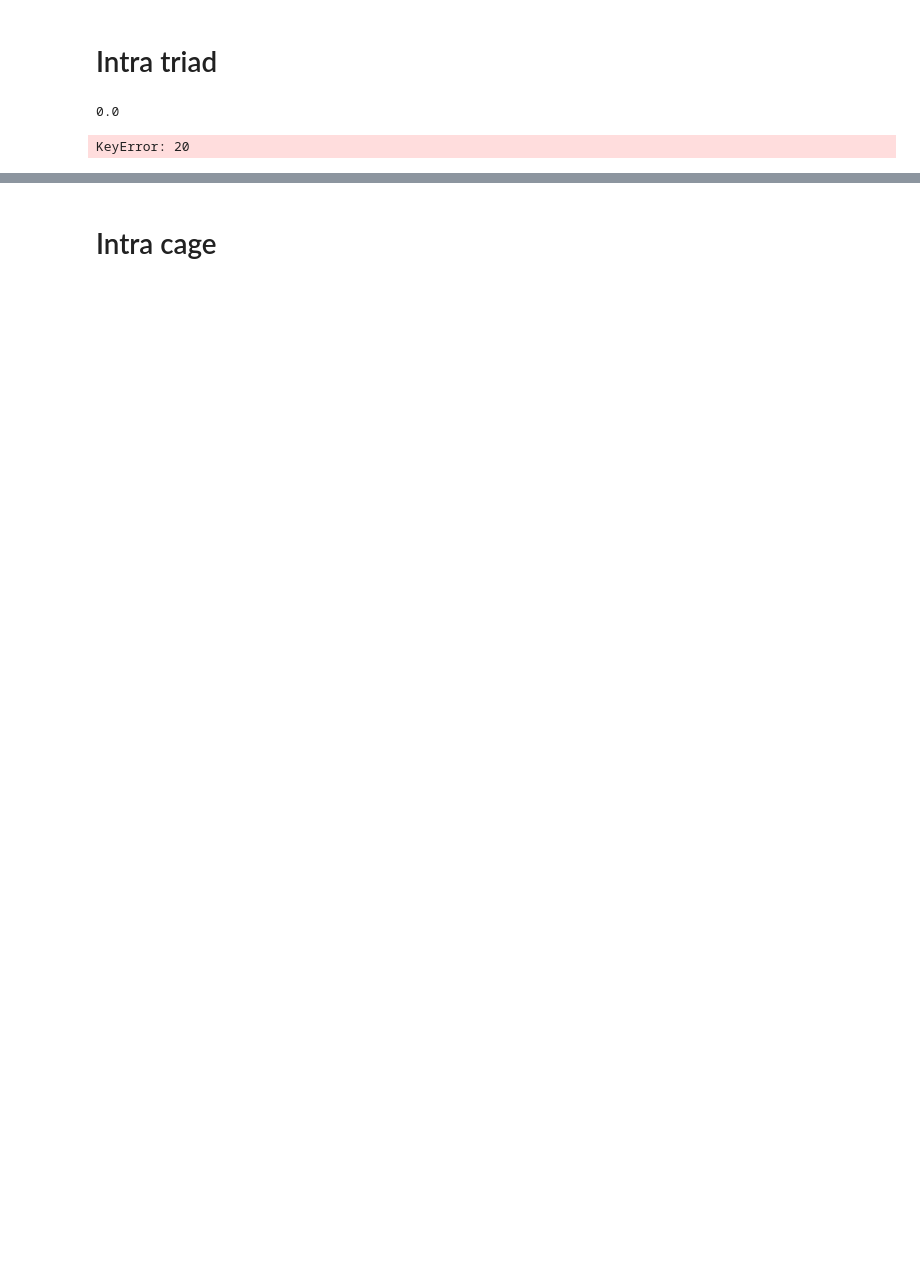
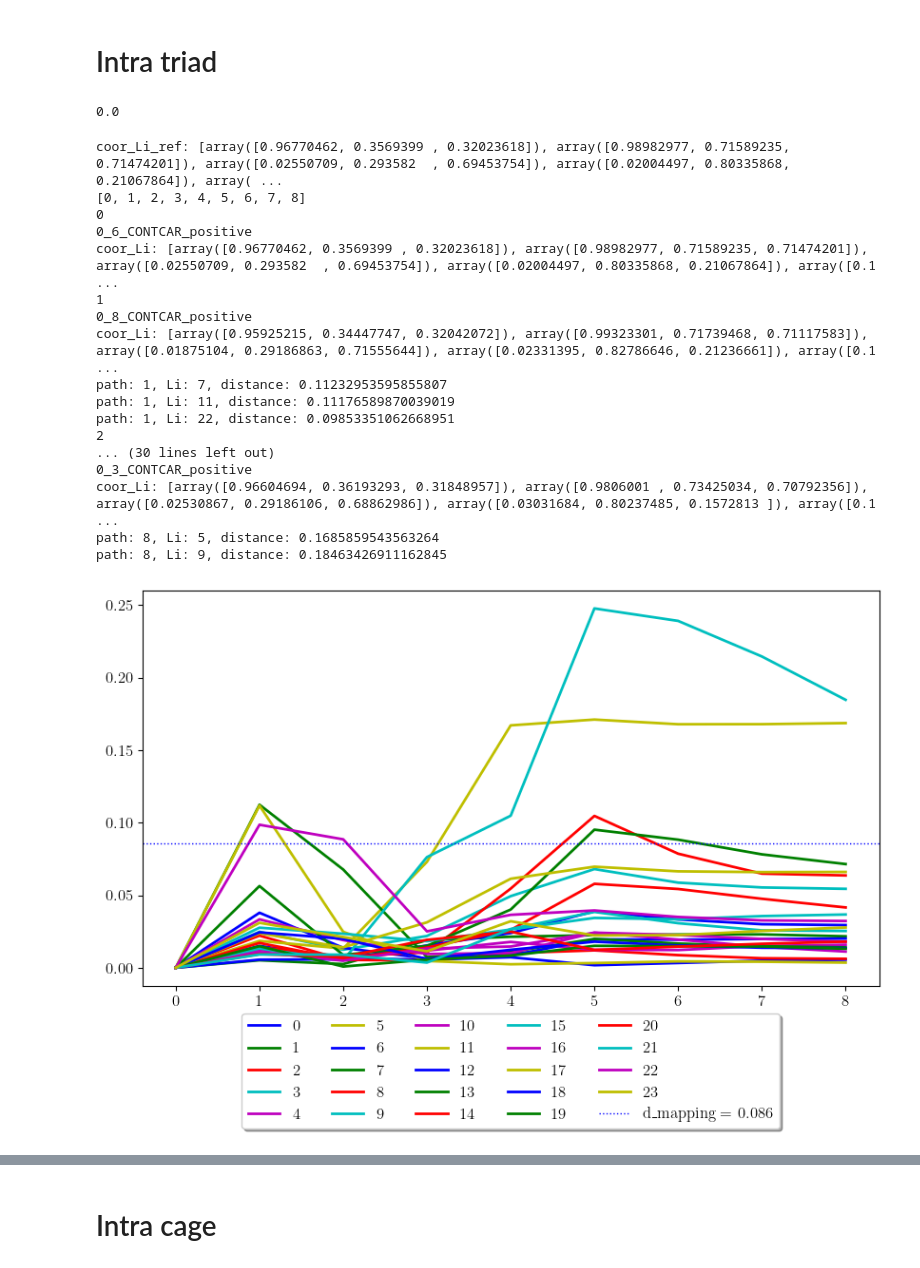
Before and after one commit to a-firdaus/LitMove, a Jupyter notebook: 03_orientation_and_mapping_init_system.ipynb, the cells around one changed output, grey strips where cells are left out. Drawn from its saved outputs; the diff is of its cells as text; code cells hidden in the pictures; blank space fills up the shorter version.

```diff
--- a/03_orientation_and_mapping_init_system.ipynb
+++ b/03_orientation_and_mapping_init_system.ipynb
@@ -667,19 +744,36 @@ df_mapping_metainfo_sorted['geometry'][2]
 # %% [output]
 0.0
 # %%
-idx_ref = 20
+idx_ref = 0
 idx_file_group = [0, 53]
 mean_ref = False
 
 df_distance, dataframe_group = Movement.Distance.get_distance_litoli(df_mapping_metainfo_sorted, max_mapping_radius, direc_restructure_destination, idx_file_group, idx_ref, mean_ref, var_filename)
 Plot.Movement.Distance.plot_distance(df_distance, max_mapping_radius, activate_shifting_x = False, activate_diameter_line=True, Li_idxs="all")
 
 # # df_distance_average_rms = df_distance.copy()
 # # column_averages = df_distance.mean()
 # # df = df.append(column_averages, ignore_index=True)
 
 df_distance.transpose().to_excel(f'06_distance_LitoLi_intercage_litype{litype}_{var_filename}_{idx_ref}.xlsx', index=True)
 # %% [output]
-KeyError: 20
+coor_Li_ref: [array([0.96770462, 0.3569399 , 0.32023618]), array([0.98982977, 0.71589235, 0.71474201]), array([0.02550709, 0.293582  , 0.69453754]), array([0.02004497, 0.80335868, 0.21067864]), array( ...
+[0, 1, 2, 3, 4, 5, 6, 7, 8]
+0
+0_6_CONTCAR_positive
+coor_Li: [array([0.96770462, 0.3569399 , 0.32023618]), array([0.98982977, 0.71589235, 0.71474201]), array([0.02550709, 0.293582  , 0.69453754]), array([0.02004497, 0.80335868, 0.21067864]), array([0.1 ...
+1
+0_8_CONTCAR_positive
+coor_Li: [array([0.95925215, 0.34447747, 0.32042072]), array([0.99323301, 0.71739468, 0.71117583]), array([0.01875104, 0.29186863, 0.71555644]), array([0.02331395, 0.82786646, 0.21236661]), array([0.1 ...
+path: 1, Li: 7, distance: 0.11232953595855807
+path: 1, Li: 11, distance: 0.11176589870039019
+path: 1, Li: 22, distance: 0.09853351062668951
+2
+... (30 lines left out)
+0_3_CONTCAR_positive
+coor_Li: [array([0.96604694, 0.36193293, 0.31848957]), array([0.9806001 , 0.73425034, 0.70792356]), array([0.02530867, 0.29186106, 0.68862986]), array([0.03031684, 0.80237485, 0.1572813 ]), array([0.1 ...
+path: 8, Li: 5, distance: 0.1685859543563264
+path: 8, Li: 9, distance: 0.18463426911162845
+[figure, added]
 # %%
 df_distance
```
Also changed, not shown: parts of 30 cells of this notebook, 5 other files.
